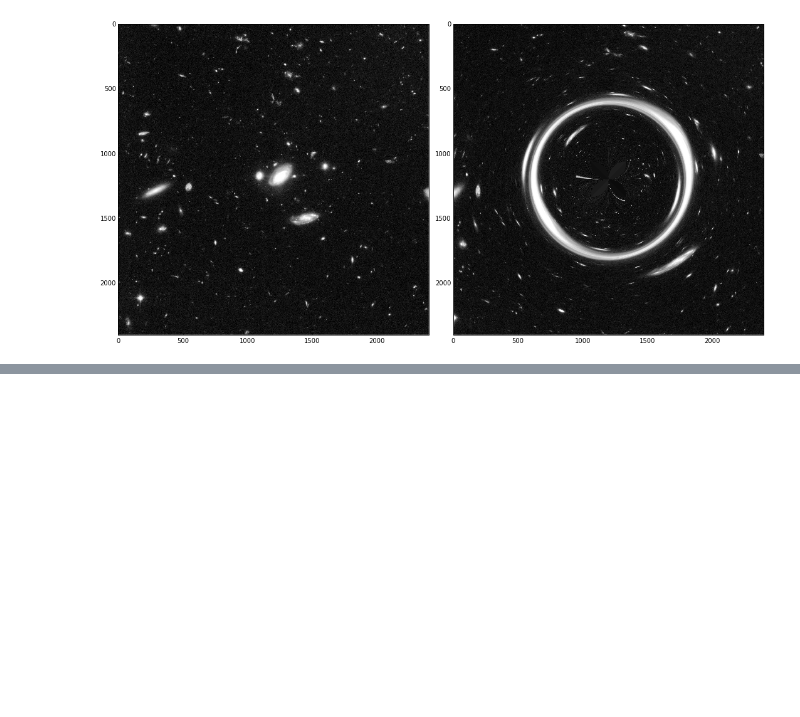
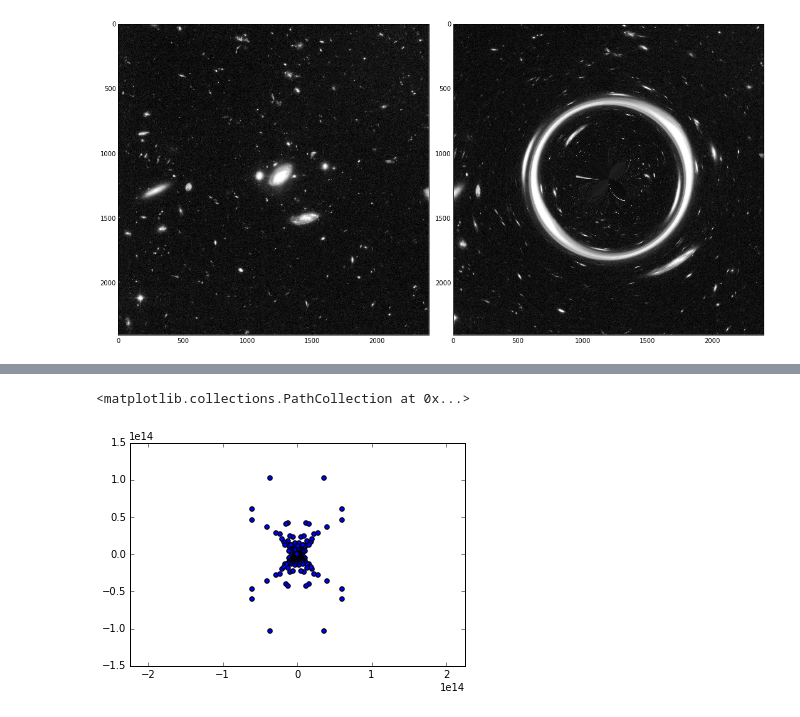
Before and after one commit to davidb52/A425_2015, a Jupyter notebook: bordenave/Problem Set 4.ipynb, the cells around one changed output, grey strips where cells are left out. Cells and saved outputs as stored; diff of their text form; code cells hidden in the pictures; blank space fills up the shorter version.

```diff
--- a/bordenave/Problem Set 4.ipynb
+++ b/bordenave/Problem Set 4.ipynb
@@ -283,0 +349,14 @@ print x.mass_density_crit()
+# %%
+vect = np.dstack((XX,YY))
+new_vect = np.zeros_like(vect)
+A = shear_tensor(hess_arr)
+
+for i in range(np.shape(A)[0]):
+    for j in range(np.shape(A)[1]):
+        new_vect[i,j] +=  np.array(np.matrix(A[i,j])*np.matrix(vect[i,j]).T).T[0]
+# %%
+axis('equal')
+scatter(new_vect[:,:,0].ravel(),new_vect[:,:,1].ravel())
+# %% [output]
+<matplotlib.collections.PathCollection at 0x...>
+[figure, added]
```
Also changed, not shown: parts of 21 cells of this notebook.
